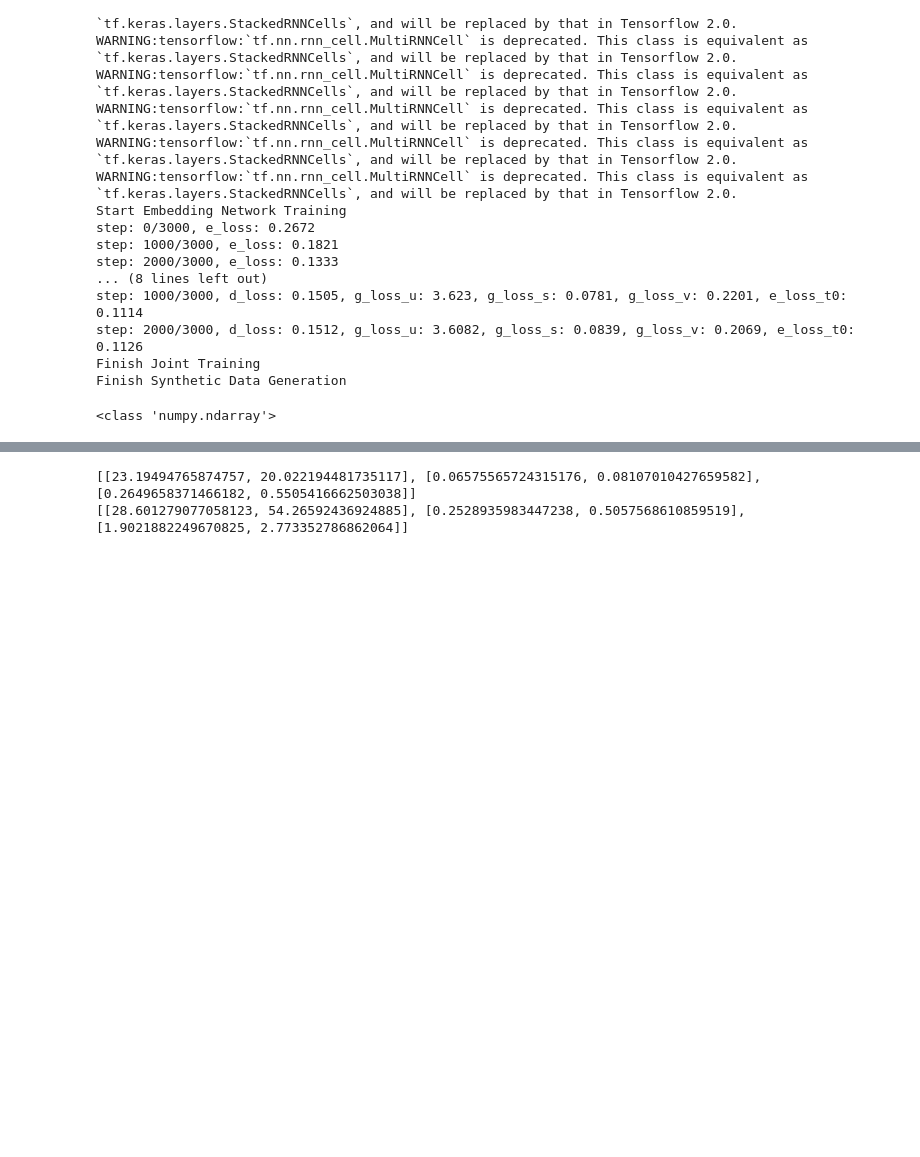
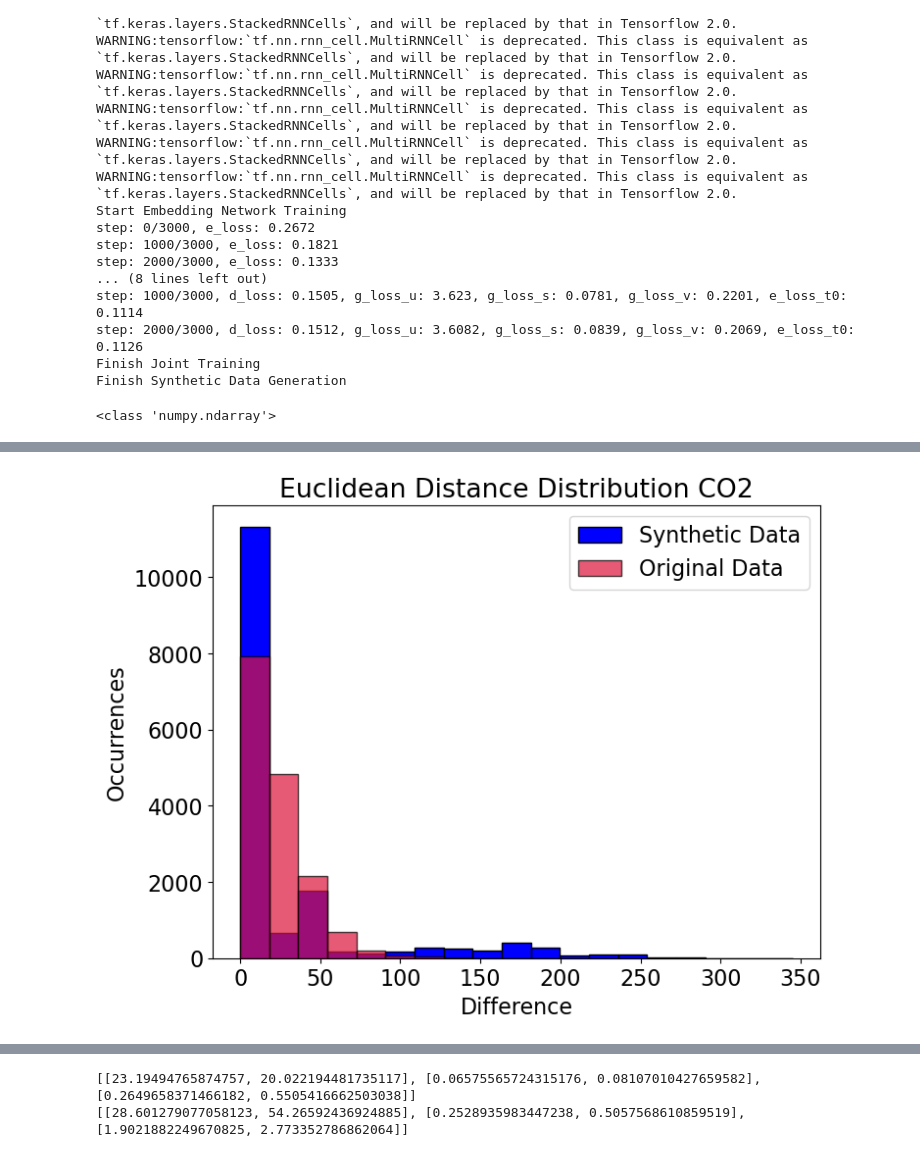
Before and after one commit to JaManJesse/SyntheticKnowledgeGraphGeneration, a Jupyter notebook: timeGAN.ipynb, the cells around one changed output, grey strips where cells are left out. Saved outputs shown, nothing was run; the diff lists cells and outputs as text; code cells hidden in the pictures; blank space fills up the shorter version.

```diff
--- a/timeGAN.ipynb
+++ b/timeGAN.ipynb
@@ -329,8 +341,26 @@ def euclidean_distance(feature):
 columns_to_test = [col for col in df_data.columns if col != "time"]
 real_values = []
 synt_values = []
+all_real_distances = []
+all_synt_distances = []
 for i in columns_to_test:
     real_distances = euclidean_distance(df_data.sort_values(by="time")[i])
     synt_distances = euclidean_distance(sampled_df.sort_values(by="time")[i])
+    all_real_distances += [real_distances]
+    all_synt_distances += [synt_distances]
     real_values += [[np.mean(real_distances), np.std(real_distances, ddof=1)]]
     synt_values += [[np.mean(synt_distances), np.std(synt_distances, ddof=1)]]
+# %%
+min_value = min(min(all_real_distances[0]), min(all_synt_distances[0]))
+max_value = max(max(all_real_distances[0]), max(all_synt_distances[0]))
+bins = np.linspace(min_value, max_value, 20)
+plt.figure(figsize=(8, 6))
+plt.hist(all_synt_distances[0], bins=bins, edgecolor='black', alpha=1, label='Synthetic Data', color='blue')
+plt.hist(all_real_distances[0], bins=bins, edgecolor='black', alpha=0.7, label='Original Data', color='crimson')
+plt.title("Euclidean Distance Distribution CO2")
+plt.xlabel("Difference")
+plt.ylabel("Occurrences")
+plt.legend()
+plt.show()
+# %% [output]
+[figure, added]
```
Also changed, not shown: parts of 7 cells of this notebook, 1 other file.
